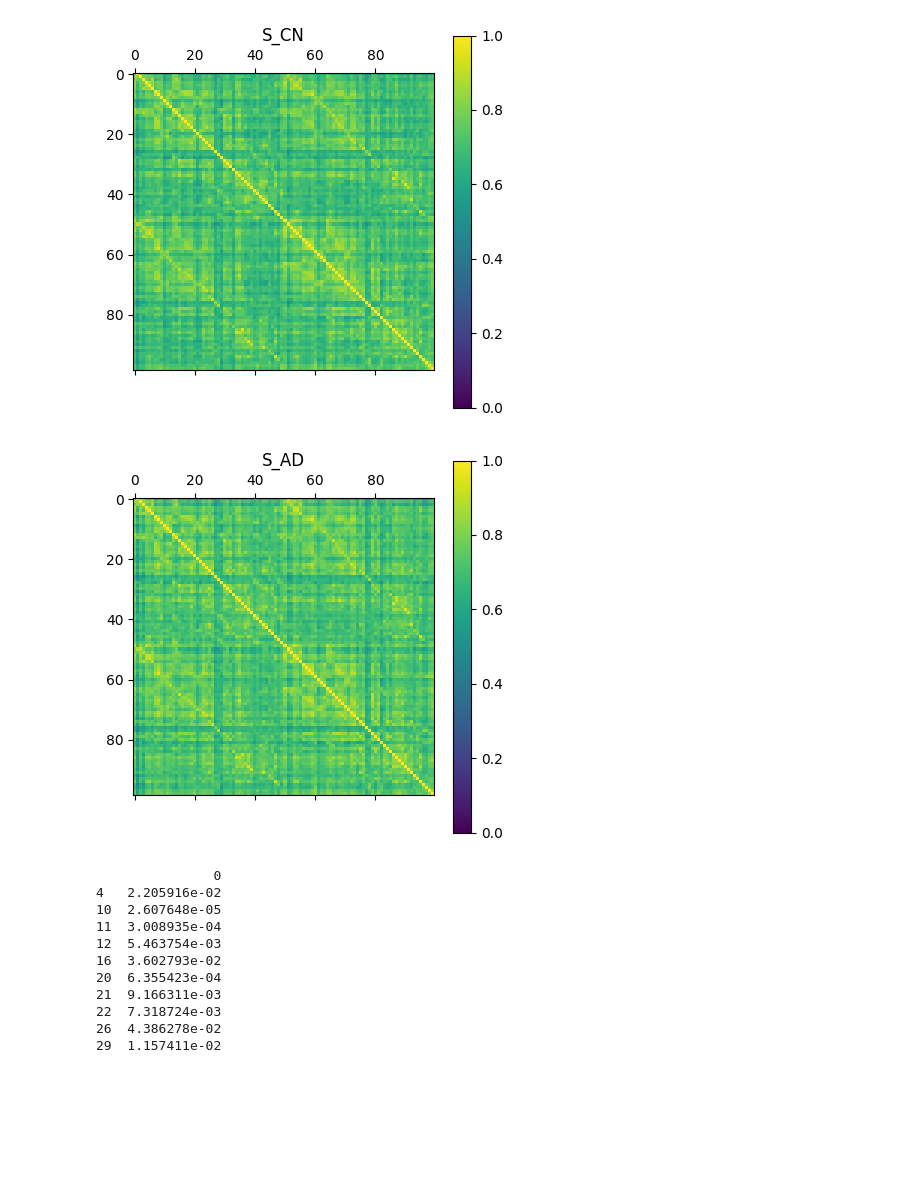
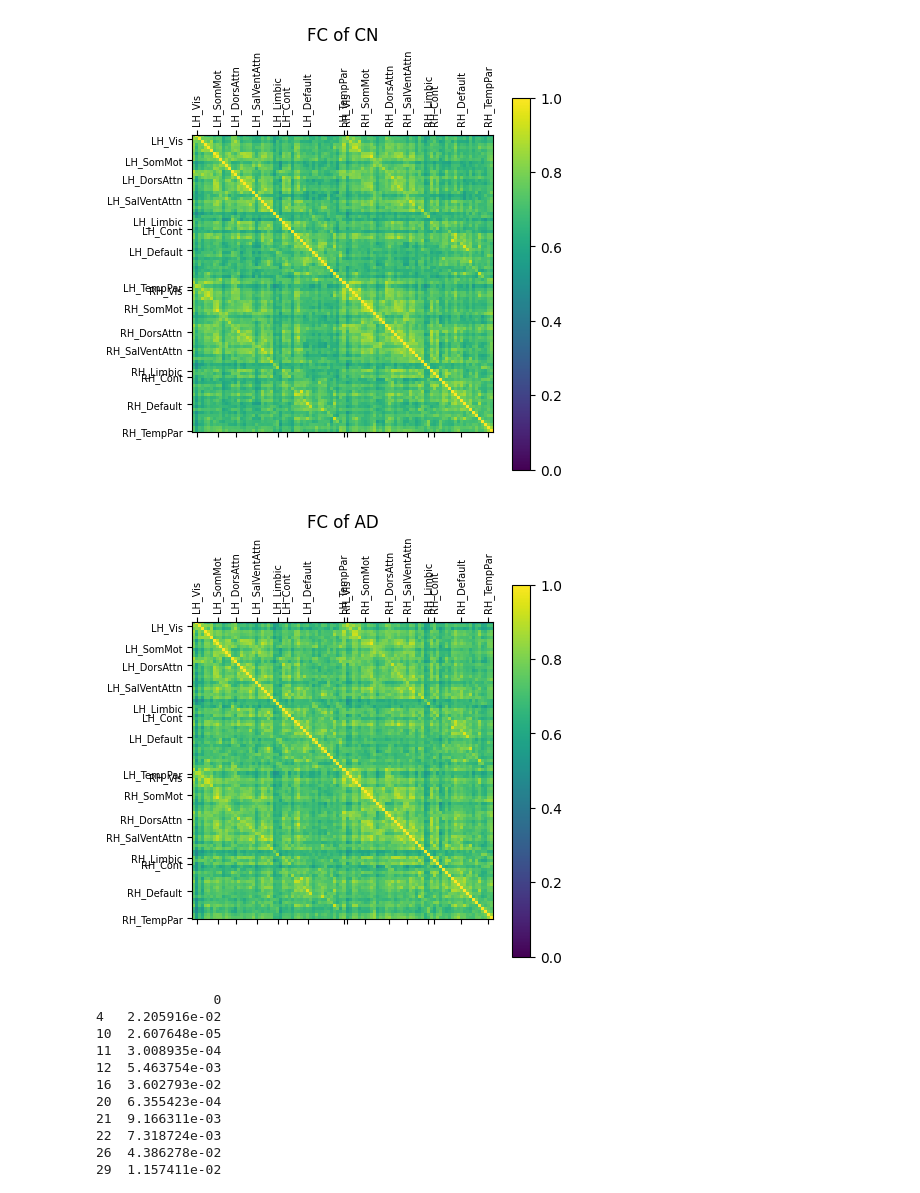
Before and after one commit to mar-le-ne/dFC, a Jupyter notebook: second_level_analysis.ipynb, the cells around one changed output. Cells and saved outputs as stored; diff of their text form; code cells hidden in the pictures; blank space fills up the shorter version.

```diff
--- a/second_level_analysis.ipynb
+++ b/second_level_analysis.ipynb
@@ -19,3 +21,5 @@ import os
+# %%
+labels = pd.read_csv("./inputs/labels_reduc.txt", sep=",", header=None)
 # %%
 def savefiles(mtx, title, filename, typ):
 
@@ -175,22 +201,25 @@ Index: []
 # %%
 S_CN = pd.read_csv("./outputs/FC_CN.csv")
 S_AD = pd.read_csv("./outputs/FC_AD.csv")
 
 plt.matshow(S_CN)
-plt.title("S_CN")
+plt.title("FC of CN")
 plt.clim(0,1)
 plt.colorbar()
+plt.xticks(labels[0], labels[1], rotation='vertical', fontsize=7)
+plt.yticks(labels[0], labels[1], rotation='horizontal', fontsize=7)
 plt.show()
 
-
 plt.matshow(S_AD)
-plt.title("S_AD")
+plt.title("FC of AD")
 plt.clim(0,1)
 plt.colorbar()
+plt.xticks(labels[0], labels[1], rotation='vertical', fontsize=7)
+plt.yticks(labels[0], labels[1], rotation='horizontal', fontsize=7)
 plt.show()
 # %% [output]
-[figure, old version]
+[figure, new version]
-[figure, old version]
+[figure, new version]
 # %%
 #T-TEST -- FC_CN=FC_AD
 
```
Also changed, not shown: parts of 15 cells of this notebook.
